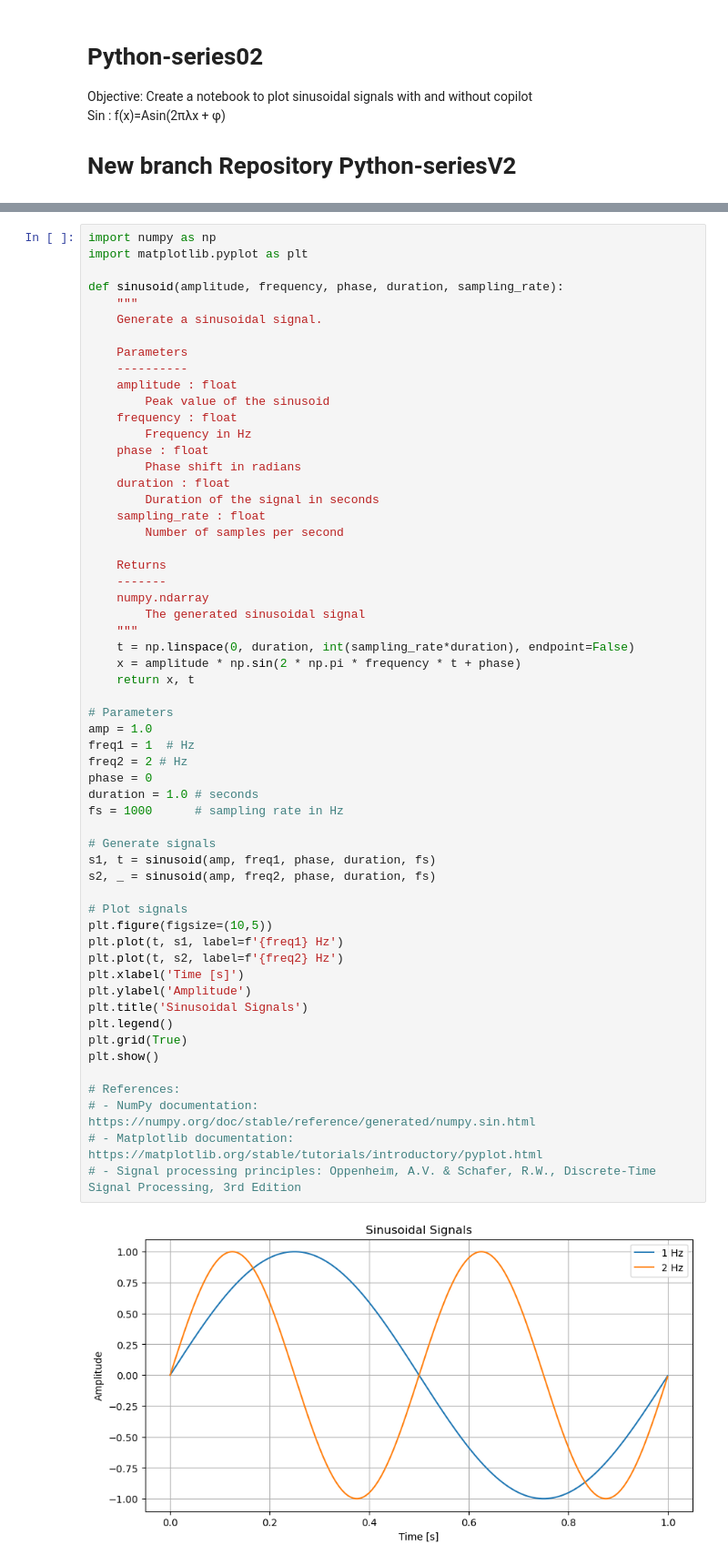
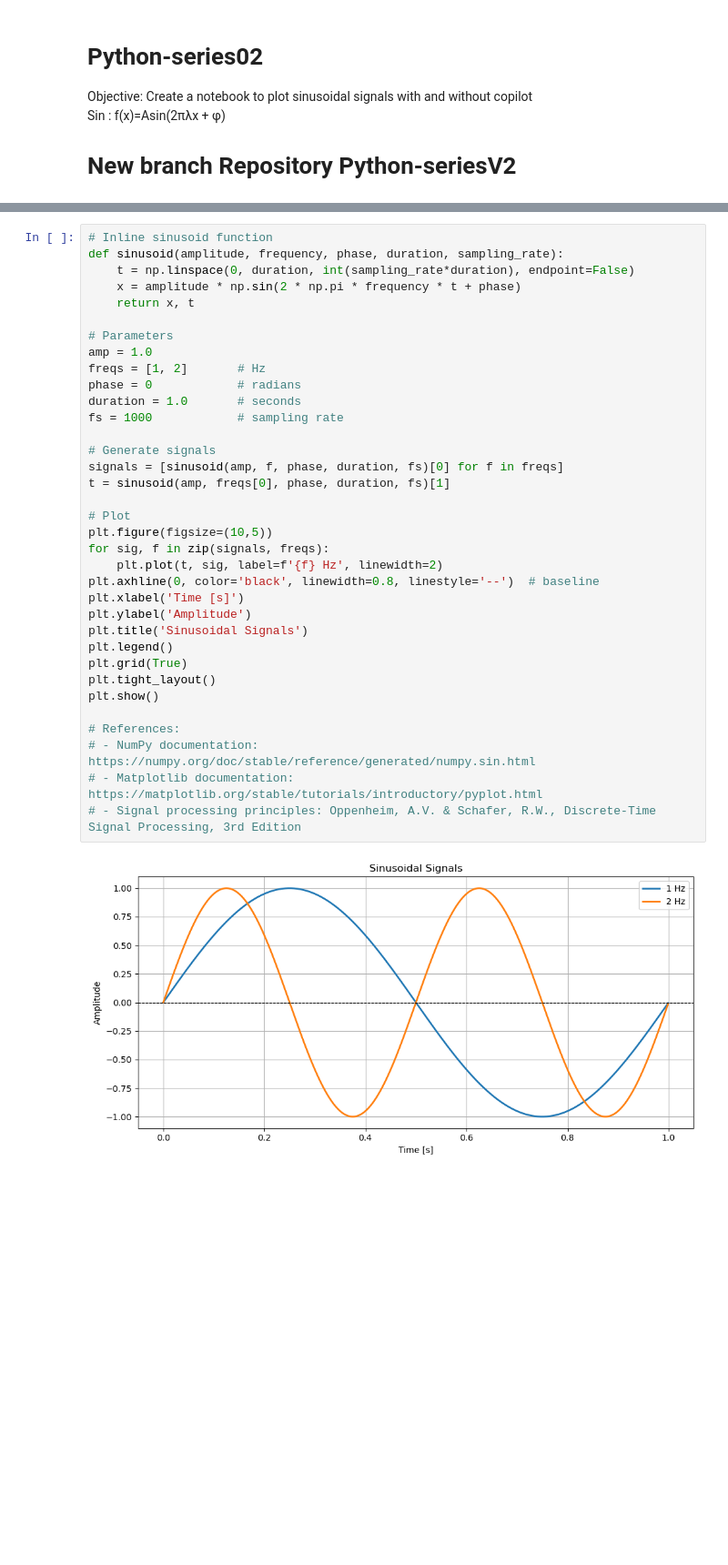
Before and after one commit to Malo-ai/Python_Serie, a Jupyter notebook: Python-series02.ipynb, the cells around one changed output, grey strips where cells are left out. Shown at 91% size. Cells and saved outputs as stored; diff of their text form; blank space fills up the shorter version.

```diff
--- a/Python-series02.ipynb
+++ b/Python-series02.ipynb
@@ -30,59 +36,37 @@ plt.show()                  # display the plot
 # %%
-import numpy as np
-import matplotlib.pyplot as plt
-
+# Inline sinusoid function
 def sinusoid(amplitude, frequency, phase, duration, sampling_rate):
-    """
-    Generate a sinusoidal signal.
-
-    Parameters
-    ----------
-    amplitude : float
-        Peak value of the sinusoid
-    frequency : float
-        Frequency in Hz
-    phase : float
-        Phase shift in radians
-    duration : float
-        Duration of the signal in seconds
-    sampling_rate : float
-        Number of samples per second
-
-    Returns
-    -------
-    numpy.ndarray
-        The generated sinusoidal signal
-    """
     t = np.linspace(0, duration, int(sampling_rate*duration), endpoint=False)
     x = amplitude * np.sin(2 * np.pi * frequency * t + phase)
     return x, t
 
 # Parameters
 amp = 1.0
-freq1 = 1  # Hz
-freq2 = 2 # Hz
-phase = 0
-duration = 1.0 # seconds
-fs = 1000      # sampling rate in Hz
+freqs = [1, 2]       # Hz
+phase = 0            # radians
+duration = 1.0       # seconds
+fs = 1000            # sampling rate
 
 # Generate signals
-s1, t = sinusoid(amp, freq1, phase, duration, fs)
-s2, _ = sinusoid(amp, freq2, phase, duration, fs)
+signals = [sinusoid(amp, f, phase, duration, fs)[0] for f in freqs]
+t = sinusoid(amp, freqs[0], phase, duration, fs)[1]
 
-# Plot signals
+# Plot
 plt.figure(figsize=(10,5))
-plt.plot(t, s1, label=f'{freq1} Hz')
-plt.plot(t, s2, label=f'{freq2} Hz')
+for sig, f in zip(signals, freqs):
+    plt.plot(t, sig, label=f'{f} Hz', linewidth=2)
+plt.axhline(0, color='black', linewidth=0.8, linestyle='--')  # baseline
 plt.xlabel('Time [s]')
 plt.ylabel('Amplitude')
 plt.title('Sinusoidal Signals')
 plt.legend()
 plt.grid(True)
+plt.tight_layout()
 plt.show()
 
 # References:
 # - NumPy documentation: https://numpy.org/doc/stable/reference/generated/numpy.sin.html
 # - Matplotlib documentation: https://matplotlib.org/stable/tutorials/introductory/pyplot.html
 # - Signal processing principles: Oppenheim, A.V. & Schafer, R.W., Discrete-Time Signal Processing, 3rd Edition
 # %% [output]
-[figure, old version]
+[figure, new version]
```
Also changed, not shown: parts of 2 cells of this notebook, 4 other files.
